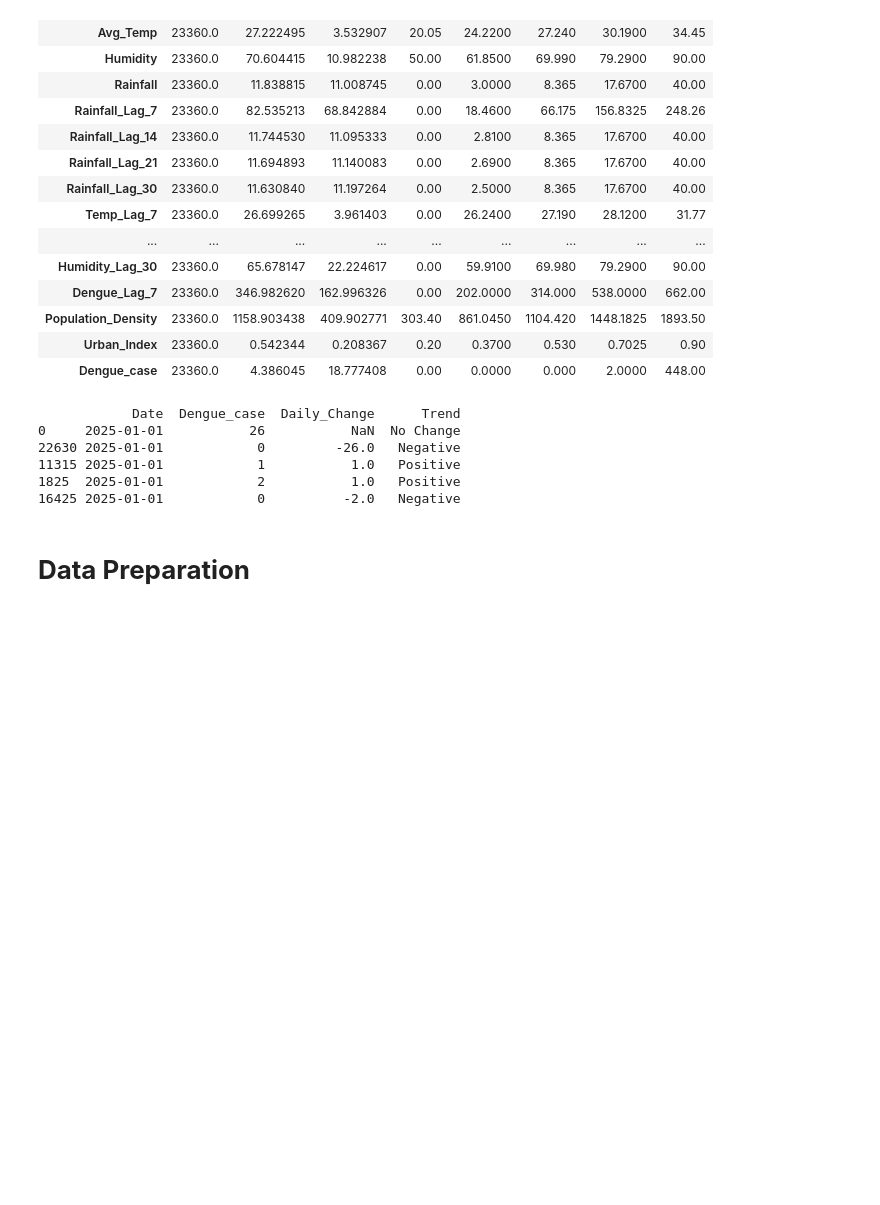
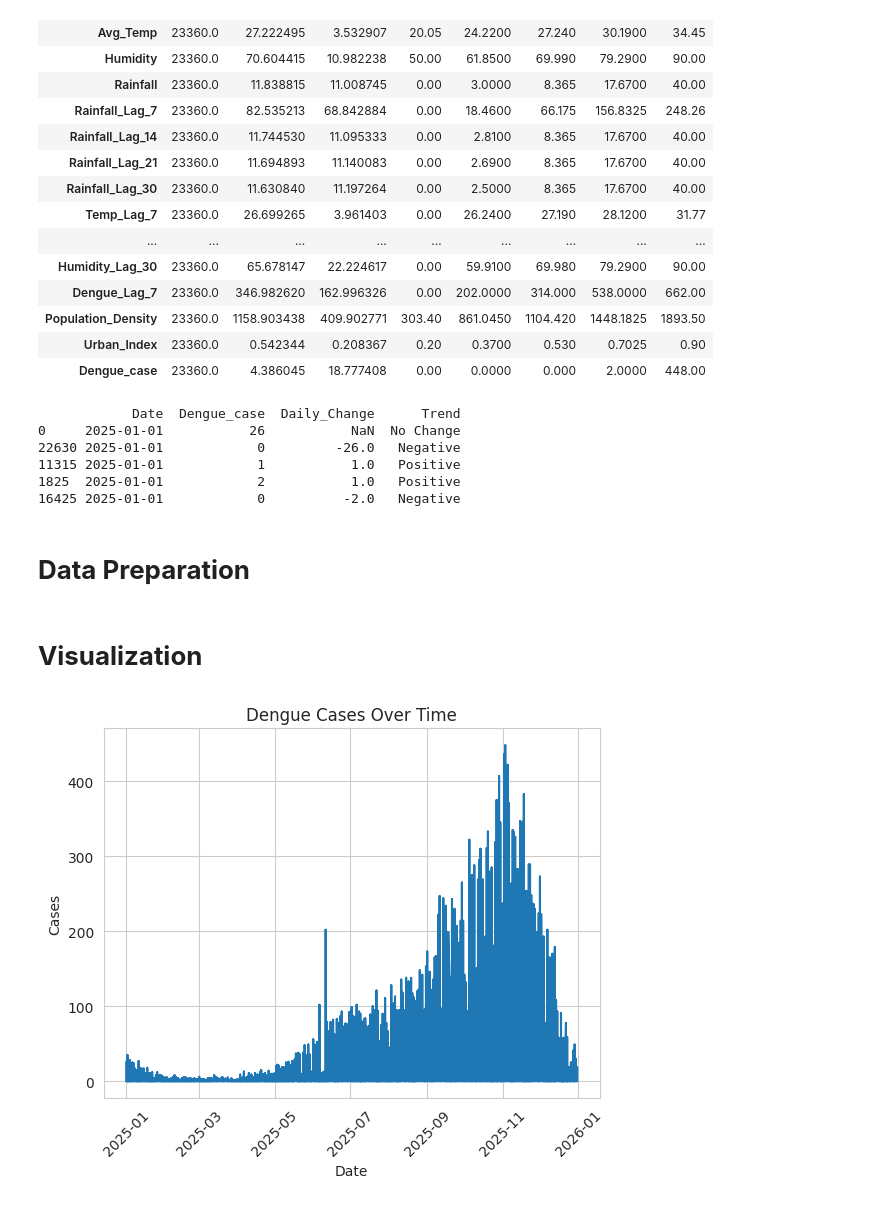
Before and after one commit to Nakib-Nasrullah/Dengue_Research, a Jupyter notebook: Dengue_positive_negative.ipynb, the cells around one changed output. Drawn from its saved outputs; the diff is of its cells as text; code cells hidden in the pictures; blank space fills up the shorter version.

```diff
--- a/Dengue_positive_negative.ipynb
+++ b/Dengue_positive_negative.ipynb
@@ -144,3 +144,17 @@ df['Trend_Label'] = df['Daily_Change'].apply(
 # %%
 # Fill missing values if any
 df = df.fillna(method='ffill')
+# %% [markdown]
+# **Visualization**
+# %%
+import matplotlib.pyplot as plt
+
+plt.figure()
+plt.plot(df['Date'], df['Dengue_case'])
+plt.title("Dengue Cases Over Time")
+plt.xlabel("Date")
+plt.ylabel("Cases")
+plt.xticks(rotation=45)
+plt.show()
+# %% [output]
+[figure, added]
```
Also changed, not shown: parts of 2 cells of this notebook.
